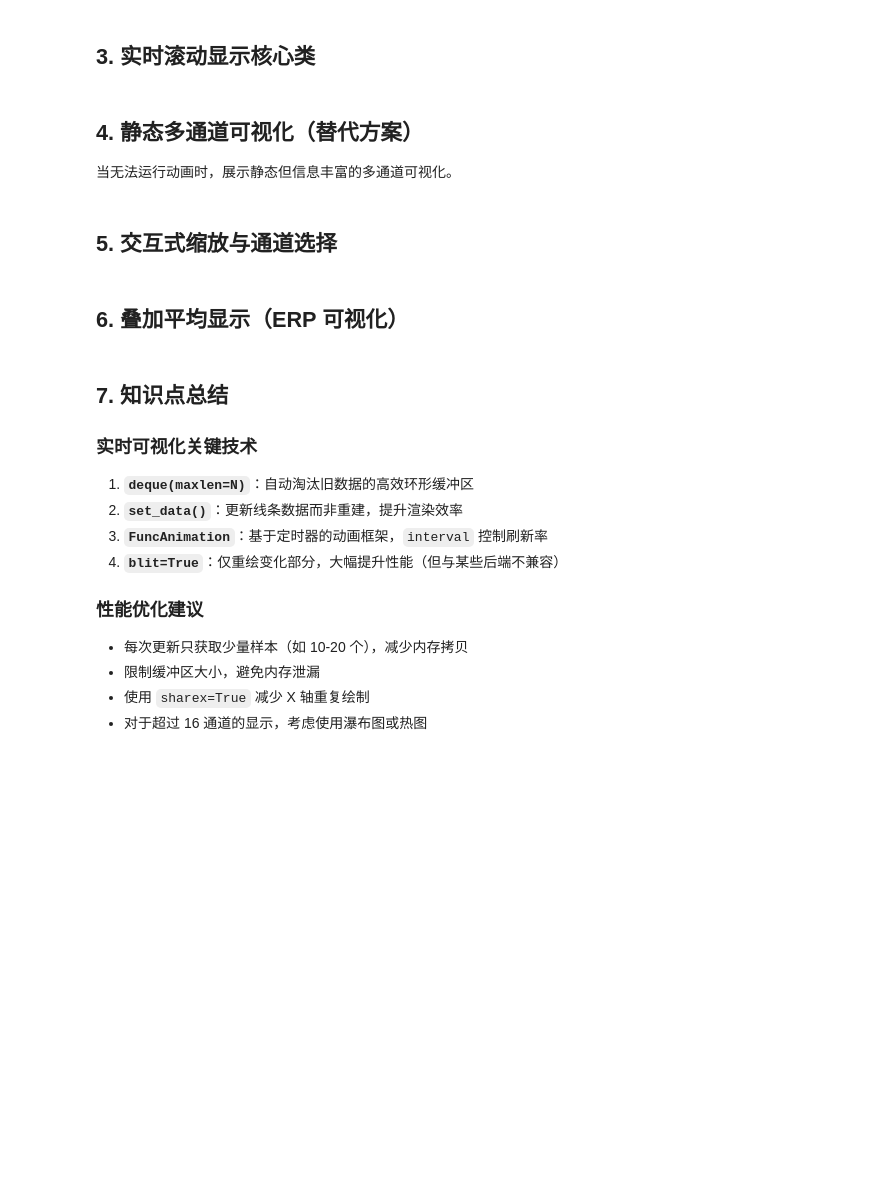
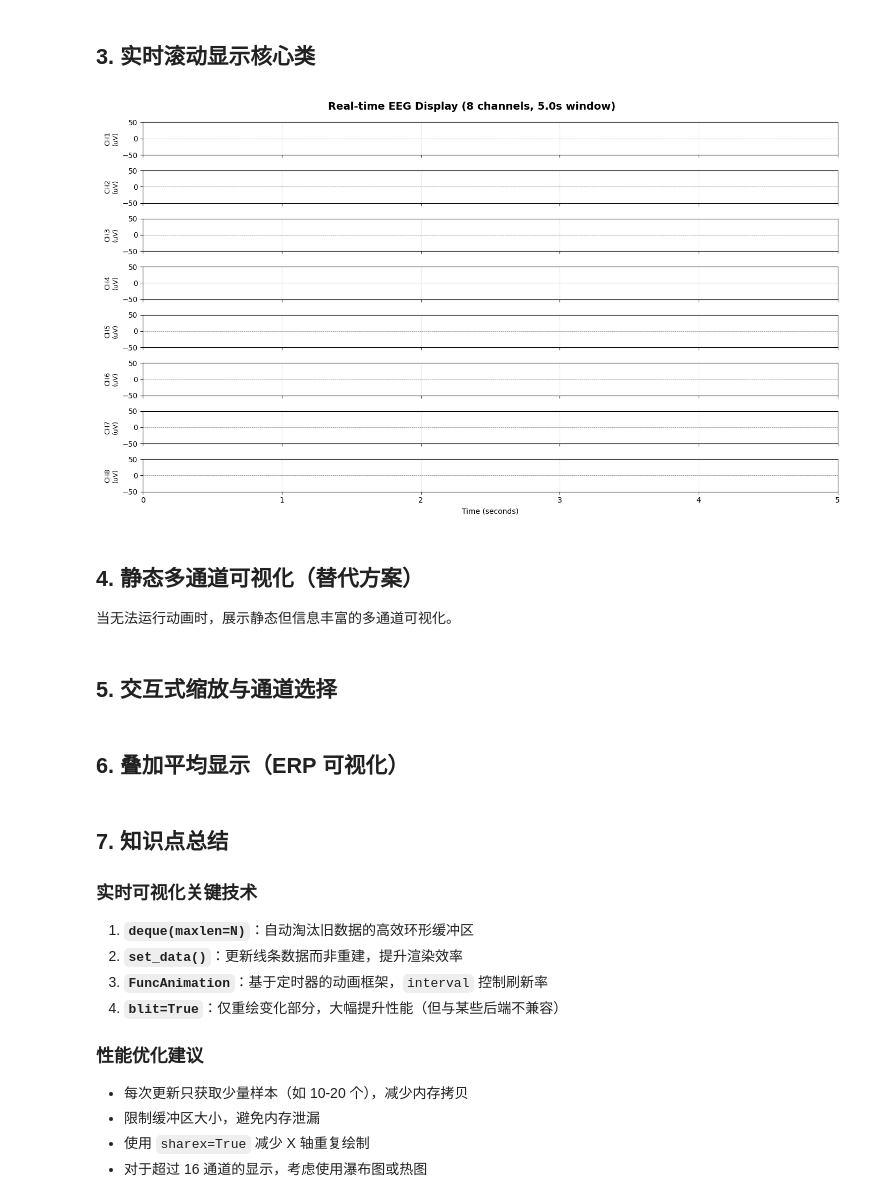
Before and after one commit to usstziyi/openbci-3, a Jupyter notebook: notebooks/unit_04_realtime_visualization.ipynb, the cells around one changed output. Drawn from its saved outputs; the diff is of its cells as text; code cells hidden in the pictures; blank space fills up the shorter version.

```diff
--- a/notebooks/unit_04_realtime_visualization.ipynb
+++ b/notebooks/unit_04_realtime_visualization.ipynb
@@ -70,7 +74,7 @@ class SimulatedEEGSource:
 
     def get_samples(self, n_samples: int = 10) -> np.ndarray:
         """
-        获取下一批样本
+        生成并返回n_samples个样本(n_channels, n_samples)
 
         Args:
             n_samples: 获取的样本数
@@ -81,6 +85,8 @@ class SimulatedEEGSource:
         samples = np.zeros((self.n_channels, n_samples))
 
         for s in range(n_samples):
+            # 计算当前时间点（秒）
+            # 从当前样本计数器开始，每个样本间隔为 1/采样率
             t = (self.sample_counter + s) / self.sfreq
 
             for ch in range(self.n_channels):
@@ -100,7 +106,7 @@ class SimulatedEEGSource:
                 samples[ch, s] = alpha + theta + beta + noise + blink
 
         self.sample_counter += n_samples
-        return samples
+        return samples # (n_channels, n_samples)
 
     def reset(self):
         """重置计数器"""
@@ -114,6 +123,9 @@ print(f"First 3 samples of Channel 1: {test_data[0, :3]}")
 # %% [markdown]
 ## 3. 实时滚动显示核心类
 # %%
+%matplotlib widget
+import matplotlib.pyplot as plt
+
 class EEGRealtimePlotter:
     """
     实时 EEG 多通道滚动显示器
@@ -147,15 +159,17 @@ class EEGRealtimePlotter:
         self.max_samples = int(sfreq * window_seconds)
         self.y_scale = y_scale
 
-        # 默认通道标签（10-20 系统命名）
+        # 默认通道标签：使用通用编号 CH1, CH2
         if channel_labels is None:
             self.channel_labels = [f'CH{i+1}' for i in range(n_channels)]
         else:
             self.channel_labels = channel_labels[:n_channels]
 
         # 数据缓冲区（使用 deque 实现高效的 FIFO）
-        self.buffers = [deque(maxlen=self.max_samples) for _ in range(n_channels)]
-        self.time_buffer = deque(maxlen=self.max_samples)
+        # 最多存 window_seconds 秒数据
+        # buffers (n_channels, max_samples)
+        self.buffers: List[deque] = [deque(maxlen=self.max_samples) for _ in range(n_channels)] # 数据缓冲区
+        self.time_buffer: deque[float] = deque(maxlen=self.max_samples)
 
         # 绘图相关
         self.fig = None
@@ -163,14 +177,16 @@ class EEGRealtimePlotter:
         self.lines = None
         self.animation = None
         self.start_time = None
-        self.data_source = None
+        self.sample_index = 0  # 全局采样点计数器，用来生成稳定时间轴
+        self.data_source: Optional[SimulatedEEGSource] = None  # 数据源
         self.update_interval_ms = 50  # 刷新间隔（毫秒）
 
+
     def setup_figure(self):
-        """创建图表和坐标轴"""
+        """创建空的图表和坐标轴"""
         self.fig, self.axes = plt.subplots(
             self.n_channels, 1,
-            figsize=(14, 2 * self.n_channels),
+            figsize=(14, 1 * self.n_channels),
             sharex=True
         )
 
@@ -178,19 +194,20 @@ class EEGRealtimePlotter:
         if self.n_channels == 1:
             self.axes = [self.axes]
 
+        # 总标题：显示通道数和窗口时间
         self.fig.suptitle(
             f'Real-time EEG Display ({self.n_channels} channels, {self.window_seconds}s window)',
             fontsize=14, fontweight='bold'
         )
 
-        self.lines = []
+        self.lines: List[plt.Line2D] = []
         for i, ax in enumerate(self.axes):
             line, = ax.plot([], [], linewidth=0.8, color=f'C{i}')
             ax.set_ylabel(f'{self.channel_labels[i]}\n(uV)', fontsize=9)
             ax.set_ylim(-self.y_scale, self.y_scale)
             ax.set_xlim(0, self.window_seconds)
             ax.grid(True, alpha=0.3)
-            ax.axhline(y=0, color='gray', linestyle='--', linewidth=0.5)
+            ax.axhline(y=0, color='gray', linestyle='--', linewidth=0.5)  # 基线
             self.lines.append(line)
 
         self.axes[-1].set_xlabel('Time (seconds)')
@@ -206,14 +223,18 @@ class EEGRealtimePlotter:
         if self.start_time is None:
             self.start_time = time.time()
 
-        n_new = new_data.shape[1]
-        current_time = time.time() - self.start_time
+        new_data_number = new_data.shape[1]  # 新数据样本数
 
-        for i in range(n_new):
-            t = current_time - (n_new - 1 - i) / self.sfreq
+        # 每个样本的时间戳由 sample_index / sfreq 决定
+        # 不再依赖 time.time()，避免系统刷新抖动影响时间轴
+        for i in range(new_data_number):
+            t = self.sample_index / self.sfreq
             self.time_buffer.append(t)
+
             for ch in range(self.n_channels):
                 self.buffers[ch].append(new_data[ch, i])
+
+            self.sample_index += 1
 
     def update_plot(self, frame):
         """
@@ -222,30 +243,38 @@ class EEGRealtimePlotter:
         Args:
             frame: 当前帧号（由 FuncAnimation 自动传递）
         """
-        # 从数据源获取新数据
-        samples_per_update = int(self.sfreq * self.update_interval_ms / 1000)
+        # update_interval_ms 毫秒刷新一次图像
+        # 大概需要新的12个采样点
+        samples_per_update = max(1, int(self.sfreq * (self.update_interval_ms / 1000)))
         if self.data_source is not None:
+            # 从数据源获取12个数据
             new_data = self.data_source.get_samples(samples_per_update)
-            self.add_data(new_data)
+            self.add_data(new_data) # 添加新数据到缓冲区
 
-        # 获取缓冲区数据
+        # 因为画一条线至少需要两个点。
+        # 只有 0 个或 1 个采样点时，曲线还没法正常显示，所以直接返回当前的线对象。
         if len(self.time_buffer) < 2:
             return self.lines
 
         time_data = np.array(self.time_buffer)
-        # 相对于窗口起始点的时间
-        time_data = time_data - time_data[0]
+        # 最新点固定在窗口右侧
+        # 给新数据安排x轴时间
+        # 随着新数据的添加，time_data[-1]越来越大
+        # time_data里面的老数据会向左移动
+        time_data = time_data - time_data[-1] + self.window_seconds
 
         # 更新每条线
         for ch in range(self.n_channels):
+            # 更新当前通道的数据
             channel_data = np.array(self.buffers[ch])
+            # 更新当前通道的线数据
             self.lines[ch].set_data(time_data, channel_data)
 
-        # 更新标题显示实时信息
-        elapsed = time_data[-1] if len(time_data) > 0 else 0
+
+        data_elapsed = self.sample_index / self.sfreq
         self.fig.suptitle(
-            f'Real-time EEG Display | Elapsed: {elapsed:.1f}s | '
-            f'Buffer: {len(self.time_buffer)} samples',
+            f'Real-time EEG Display | Data Time: {data_elapsed:.1f}s | '
+            f'frame: {frame+1}',
             fontsize=14, fontweight='bold'
         )
 
@@ -258,36 +287,54 @@ class EEGRealtimePlotter:
         Args:
             data_source: SimulatedEEGSource 实例
             duration_seconds: 动画持续时间（秒），None 表示无限
         """
         self.data_source = data_source
         self.setup_figure()
 
         frames = None
         if duration_seconds is not None:
+            # 计算总帧数
             frames = int(duration_seconds * 1000 / self.update_interval_ms)
 
         self.animation = FuncAnimation(
             self.fig,
-            self.update_plot,
-            frames=frames,
+            self.update_plot, # 动画更新函数
+            frames=frames,    # 总帧数
             interval=self.update_interval_ms,
             blit=False,
             repeat=False
         )
 
         plt.show()
 
     def get_current_data(self) -> Tuple[np.ndarray, np.ndarray]:
         """
         获取当前缓冲区中的所有数据
 
         Returns:
-            time_array: 时间数组
+            time_array: 时间数组 List[deque]
             eeg_array: (n_channels, n_samples) 数据
         """
         time_array = np.array(self.time_buffer)
         eeg_array = np.array([list(b) for b in self.buffers])
         return time_array, eeg_array
+
+# 数据源实例
+data_source = SimulatedEEGSource(
+    n_channels=8,
+    sfreq=250.0,
+    noise_level=0.5
+)
+
+plotter = EEGRealtimePlotter(
+    n_channels=8,
+    sfreq=250.0,
+    window_seconds=5.0  # 缓存里最多存5秒数据
+)
+
+plotter.start_animation(data_source, duration_seconds=10.0)
+# %% [output]
+[figure, added]
 # %% [markdown]
 ## 4. 静态多通道可视化（替代方案）
 
```
Also changed, not shown: parts of 2 cells of this notebook, 2 other files.
